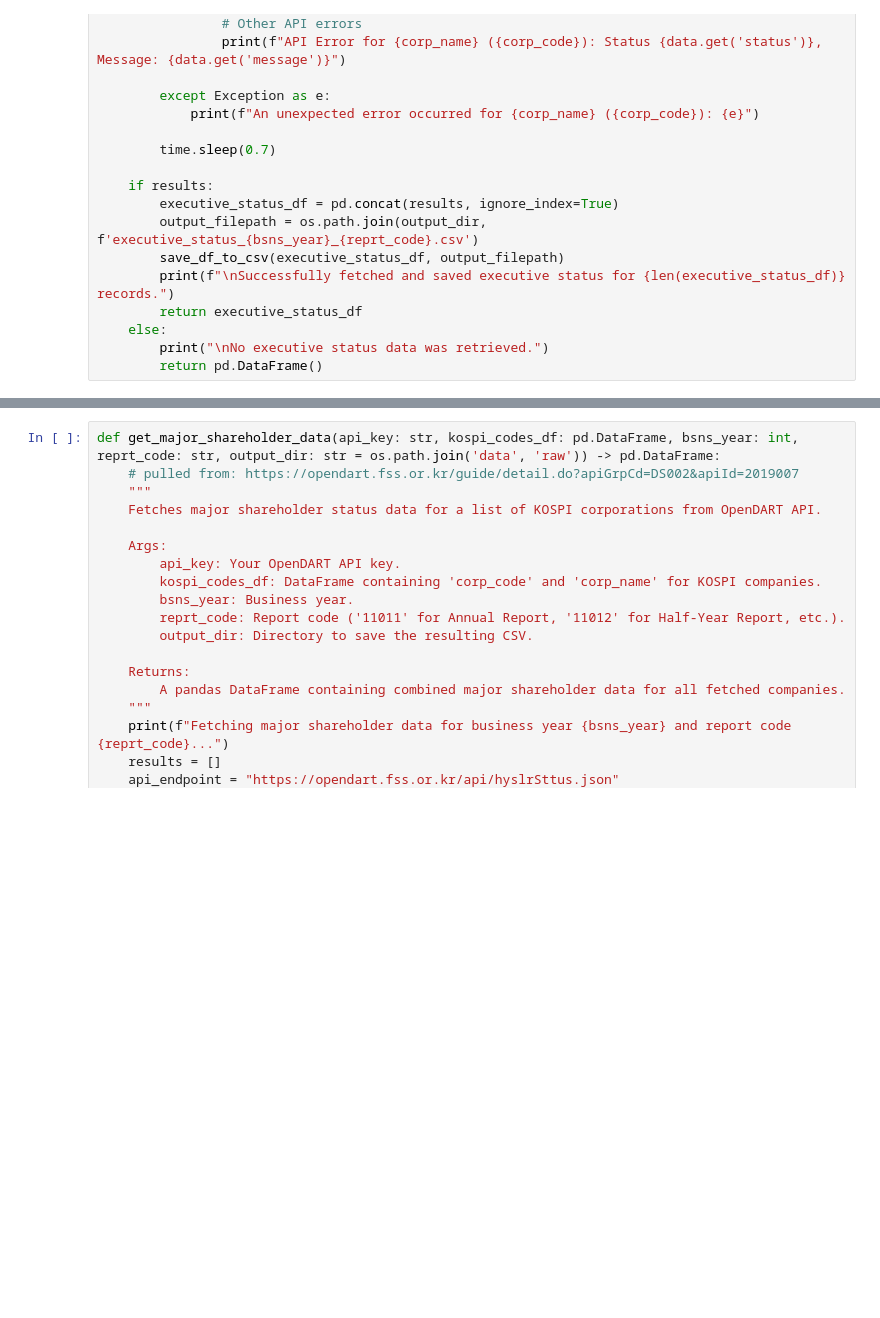
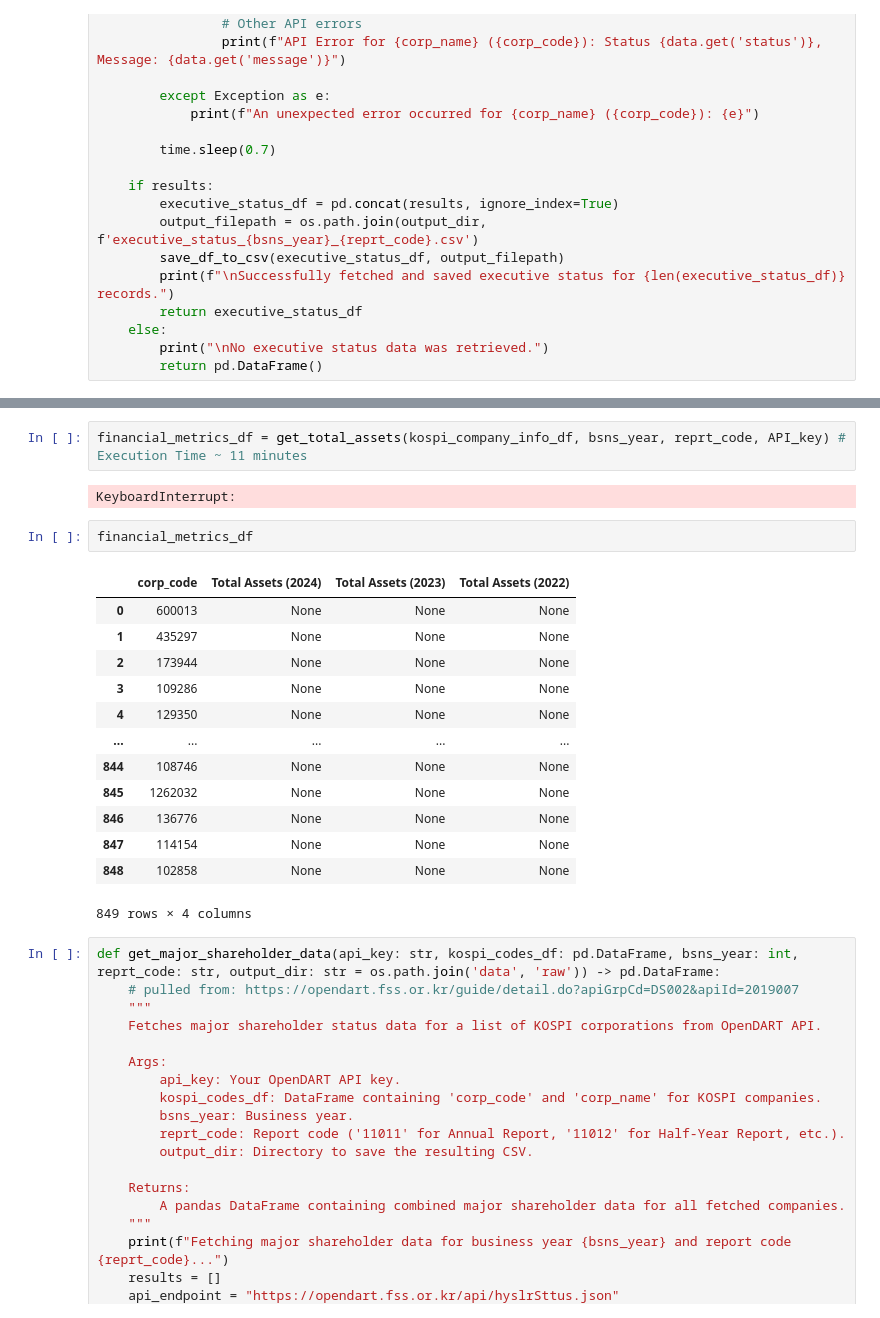
Before and after one commit to IreneYan07/governance_scoring_proj, a Jupyter notebook: notebooks/01_data_extraction.ipynb, the cells around one changed output, grey strips where cells are left out. Saved outputs shown, nothing was run; the diff lists cells and outputs as text; blank space fills up the shorter version.

```diff
--- a/notebooks/01_data_extraction.ipynb
+++ b/notebooks/01_data_extraction.ipynb
@@ -284,3 +442,23 @@ def get_financial_metrics(kospi_company_info_df: pd.DataFrame, bsns_year: str, r
+# %%
+financial_metrics_df = get_total_assets(kospi_company_info_df, bsns_year, reprt_code, API_key) # Execution Time ~ 11 minutes
+# %% [output]
+KeyboardInterrupt:
+# %%
+financial_metrics_df
+# %% [output]
+|  | corp_code | Total Assets (2024) | Total Assets (2023) | Total Assets (2022) |
+| 0 | 600013 | None | None | None |
+| 1 | 435297 | None | None | None |
+| 2 | 173944 | None | None | None |
+| 3 | 109286 | None | None | None |
+| 4 | 129350 | None | None | None |
+| ... | ... | ... | ... | ... |
+| 844 | 108746 | None | None | None |
+| 845 | 1262032 | None | None | None |
+| 846 | 136776 | None | None | None |
+| 847 | 114154 | None | None | None |
+| 848 | 102858 | None | None | None |
+849 rows × 4 columns
 # %%
 def get_major_shareholder_data(api_key: str, kospi_codes_df: pd.DataFrame, bsns_year: int, reprt_code: str, output_dir: str = os.path.join('data', 'raw')) -> pd.DataFrame:
     # pulled from: https://opendart.fss.or.kr/guide/detail.do?apiGrpCd=DS002&apiId=2019007
```
Also changed, not shown: parts of 15 cells of this notebook, 25 other files.
